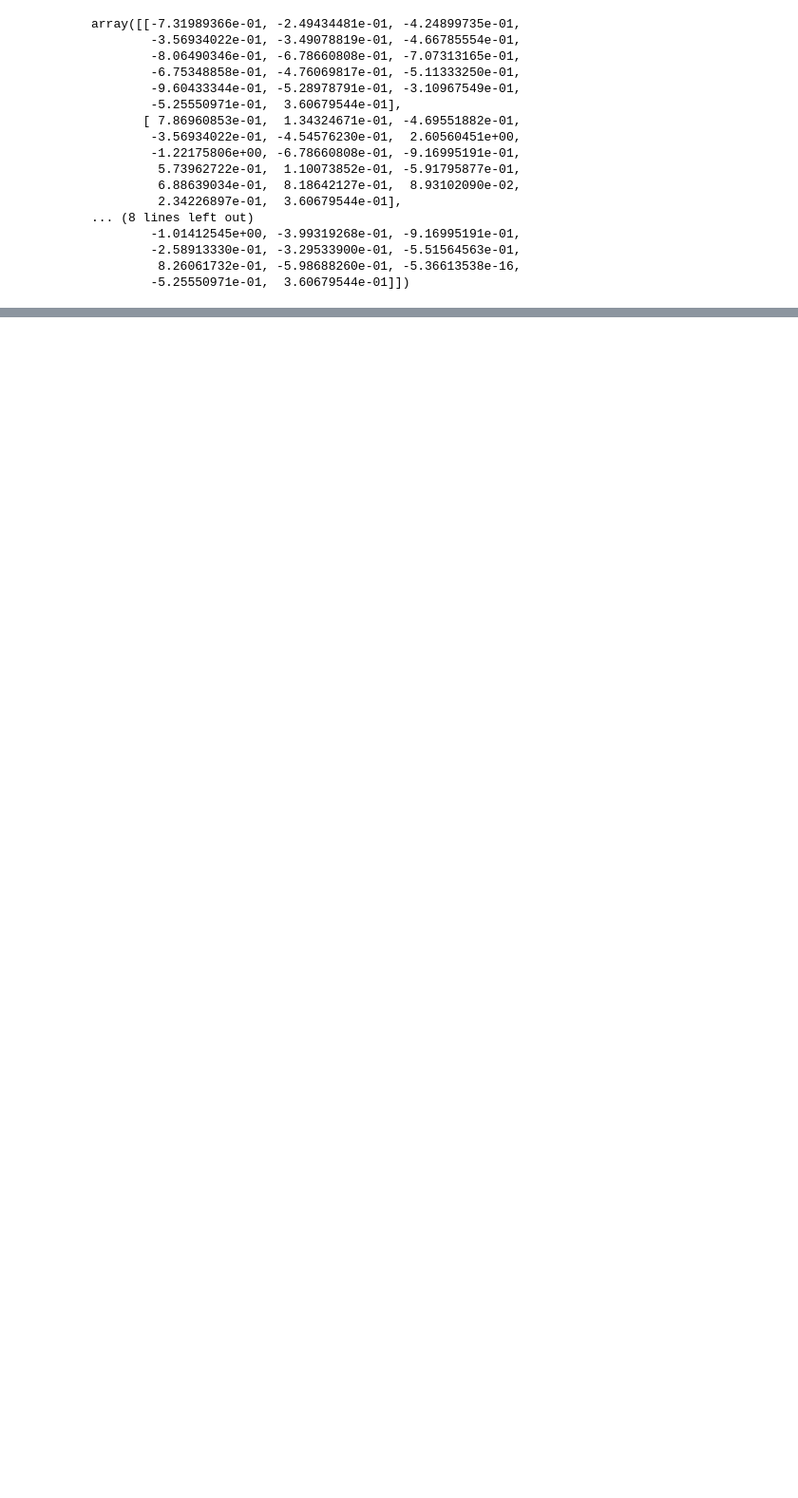
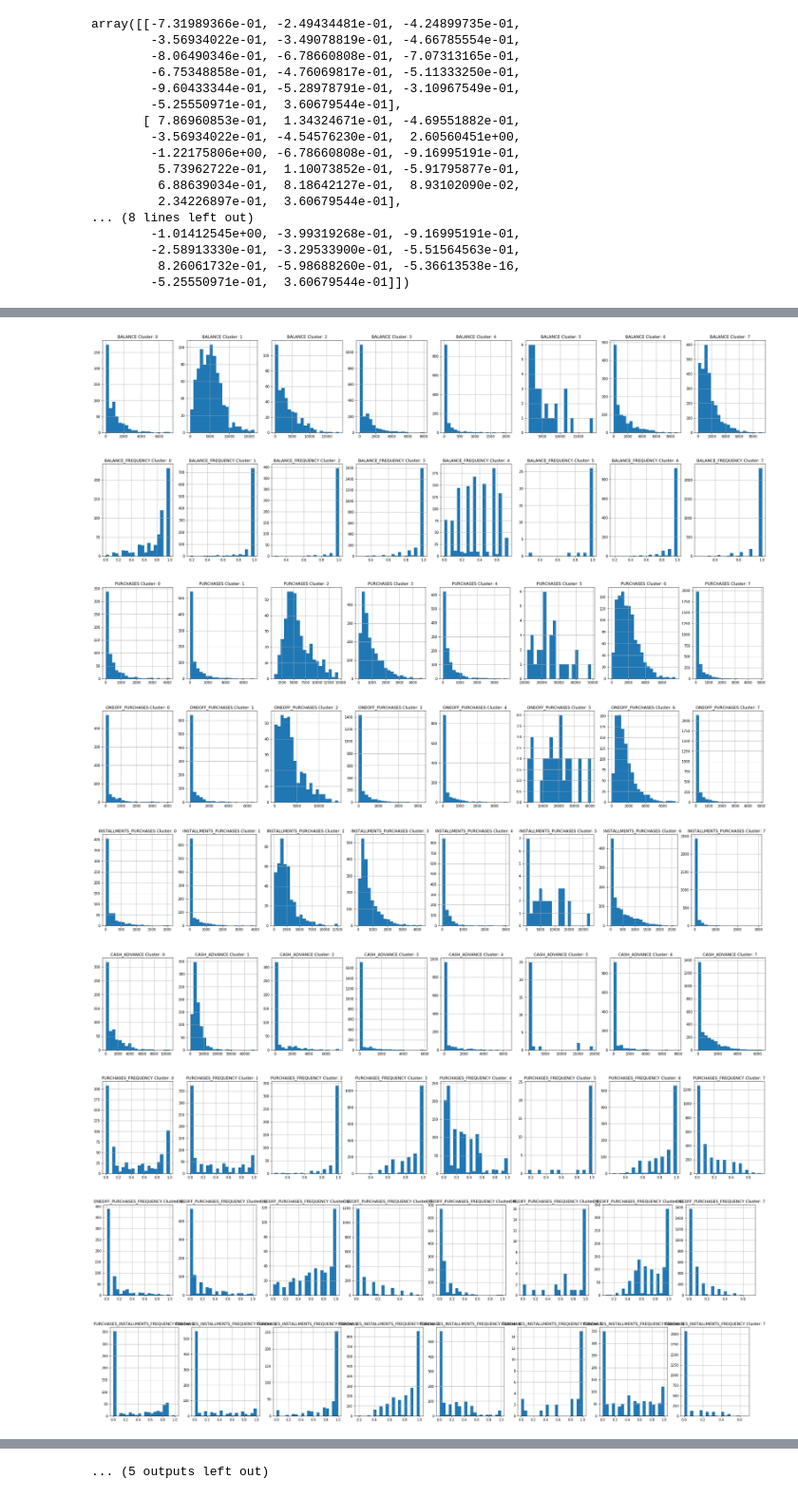
Before and after one commit to daniel8691/banking-CustomerSegmentation, a Jupyter notebook: Market Segmentation.ipynb, the cells around one changed output, grey strips where cells are left out. Shown at 95% size. Drawn from its saved outputs; the diff is of its cells as text; code cells hidden in the pictures; blank space fills up the shorter version.

Commit message:
customer-segmentation

```diff
--- a/Market Segmentation.ipynb
+++ b/Market Segmentation.ipynb
@@ -224,0 +234,6 @@ for i in range(1,20):
+# %%
+# apply the k-means method
+kmeans = KMeans(8)
+kmeans.fit(bank_df_scaled)
+# labels (clusters) associated to each data point
+labels = kmeans.labels_
@@ -224,0 +295,4 @@ for i in range(1,20):
+# %%
+# create a datafre for labels before concatenating to the bank_df dataframe
+labels_df = pd.DataFrame({"cluster": labels})
+labels_df
@@ -224,0 +315,4 @@ for i in range(1,20):
+# %%
+# concatenate cluster labels to the centroid dataframe
+bank_cluster = pd.concat([bank_df, labels_df],axis=1)
+bank_cluster
@@ -224,0 +342,19 @@ for i in range(1,20):
+# %%
+# visualize the behaviors of customers from each cluster
+for makingbank in bank_df.columns:
+    plt.figure(figsize= (35,5))
+    for j in range(8):
+        plt.subplot(1,8,j+1)
+        cluster =  bank_cluster[bank_cluster['cluster'] == j]
+        cluster[makingbank].hist(bins=20)
+        plt.title(f"{makingbank} Cluster: {j}")
+# %% [output]
+[figure, added]
+[figure, added]
+[figure, added]
+[figure, added]
+[figure, added]
+[figure, added]
+[figure, added]
+[figure, added]
+[figure, added]
@@ -224,0 +364 @@ for i in range(1,20):
+... (5 outputs left out)
```
Also changed, not shown: parts of 22 cells of this notebook.
